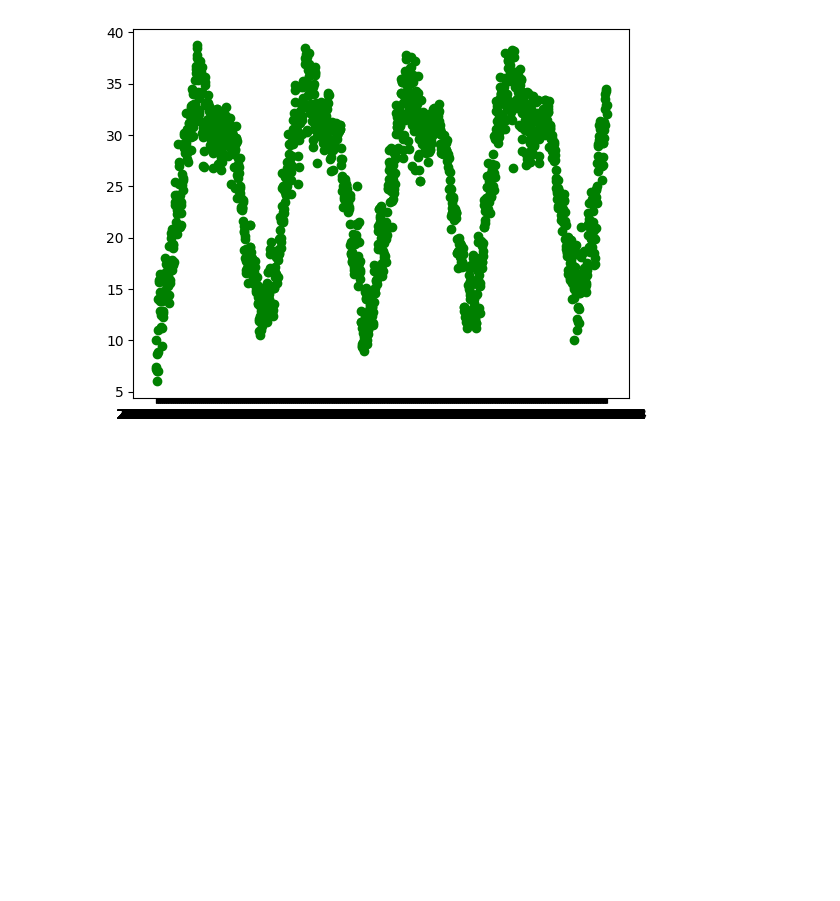
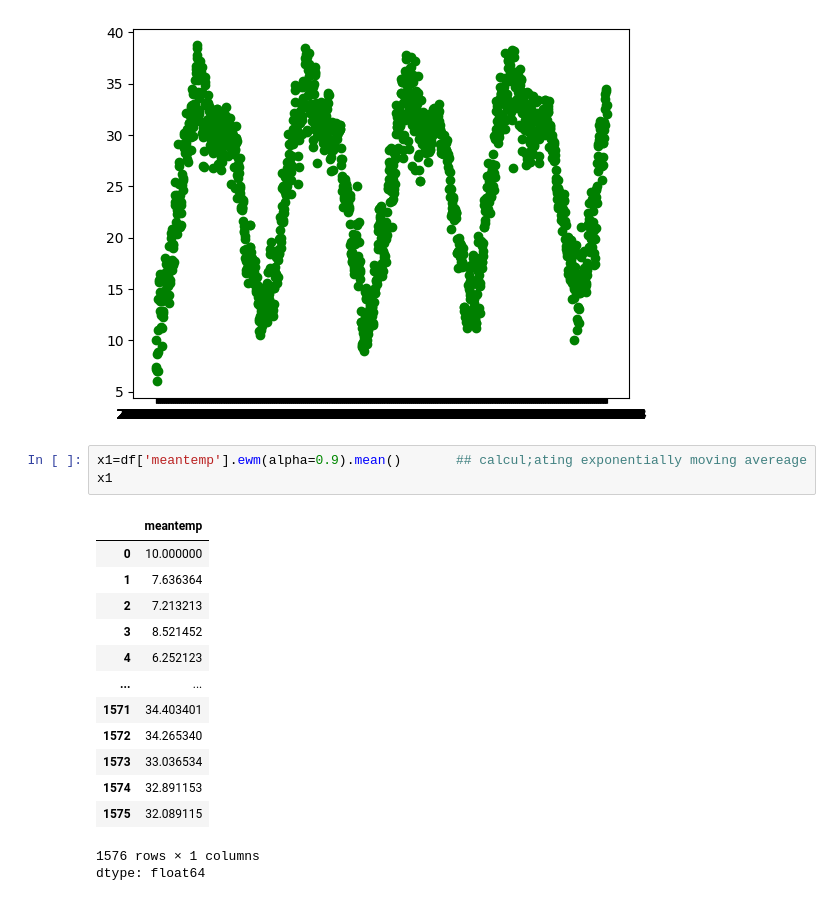
Before and after one commit to Aaaaddddyyyyyyyy/Deep-Learning, a Jupyter notebook: Ewma.ipynb, the cells around one changed output. Saved outputs shown, nothing was run; the diff lists cells and outputs as text; blank space fills up the shorter version.

```diff
--- a/Ewma.ipynb
+++ b/Ewma.ipynb
@@ -37,3 +37,21 @@ plt.scatter(df['date'],df['meantemp'],color='green')
 # %% [output]
 <matplotlib.collections.PathCollection at 0x...>
 [figure]
+# %%
+x1=df['meantemp'].ewm(alpha=0.9).mean()       ## calcul;ating exponentially moving avereage
+x1
+# %% [output]
+|  | meantemp |
+| 0 | 10.000000 |
+| 1 | 7.636364 |
+| 2 | 7.213213 |
+| 3 | 8.521452 |
+| 4 | 6.252123 |
+| ... | ... |
+| 1571 | 34.403401 |
+| 1572 | 34.265340 |
+| 1573 | 33.036534 |
+| 1574 | 32.891153 |
+| 1575 | 32.089115 |
+1576 rows × 1 columns
+dtype: float64
```
Also changed, not shown: parts of 2 cells of this notebook.
